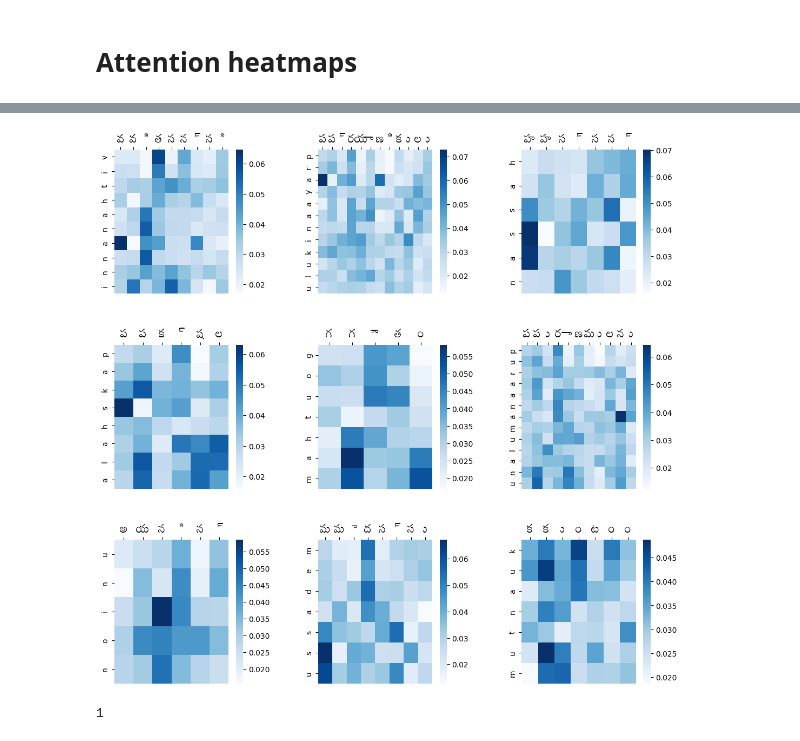
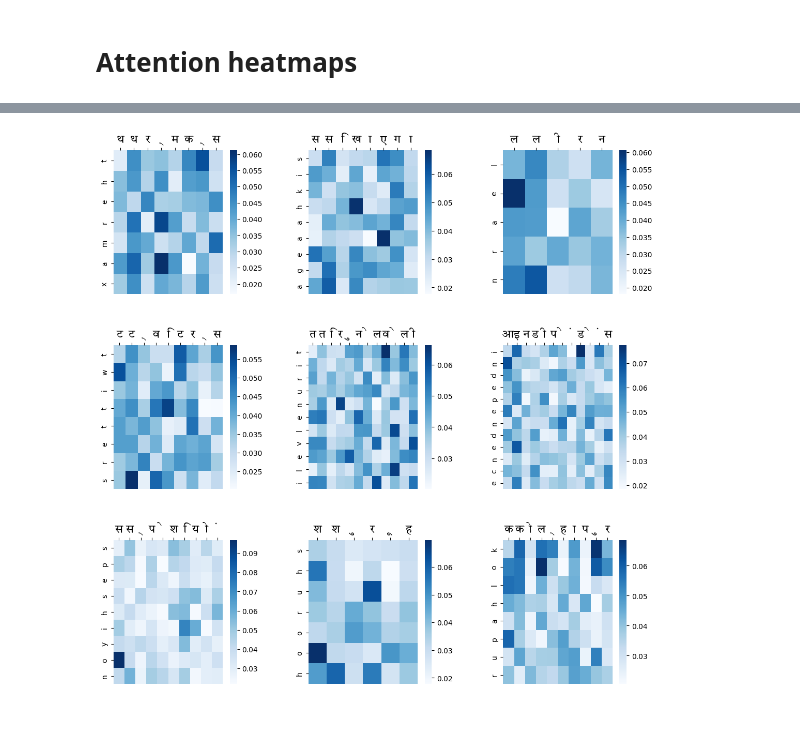
Before and after one commit to saisreeram-p/CS6910-Assignment03, a Jupyter notebook: DL_3.ipynb, the cells around one changed output, grey strips where cells are left out. Cells and saved outputs as stored; diff of their text form; code cells hidden in the pictures.

```diff
--- a/DL_3.ipynb
+++ b/DL_3.ipynb
@@ -116,7 +125,7 @@ val_data_pairs = word_to_vec(val_data)
 test_data_pairs = word_to_vec(test_data)
 
 # Data loaders and Batch size and shuffling
-train_dataloader = DataLoader(train_data_pairs, batch_size=32, shuffle=True)
+train_dataloader = DataLoader(train_data_pairs, batch_size=256, shuffle=True)
 val_dataloader = DataLoader(val_data_pairs, batch_size=32, shuffle=False)
 test_dataloader = DataLoader(test_data_pairs, batch_size=32, shuffle=False)
 # %% [markdown]
@@ -594,7 +603,7 @@ for i in range(0,len(data)):
   # model.eval()
   word =  [2]+[latin_chars.get(char,latin_chars['<UNK>']) for char in data1[i][0]] + [0]*(latin_max_length - len(data1[i][0]))+[3]
   latin_tensor = torch.tensor(word).to(device)
-  latin_tensor = latin_tensor.view(-1,30).to(device)
+  latin_tensor = latin_tensor.view(-1,latin_max_length+2).to(device)
   output = model.forward(latin_tensor,tf=0).to(device)
   lang_word = ""
   output_ = torch.argmax(output,2)
@@ -1100,23 +1102,32 @@ RuntimeError: ignored
 # %% [markdown]
 # Attention heatmaps
 # %%
+# Set the device to CUDA if available, otherwise use CPU
+
 device = torch.device("cuda:0" if torch.cuda.is_available() else "cpu")
 
 data = test_data
 data1= test_data.T
 rows = []
 input_w = []
+
+# Move the model to the specified device
 model = model.to(device)
-for i in range(0,9):
+
+# Preprocess the data for each index from 0 to 9
+for i in range(0,10):
   word =  [2]+[latin_chars.get(char,latin_chars['<UNK>']) for char in data1[i][0]] + [0]*(latin_max_length - len(data1[i][0]))+[3]
   rows.append(word)
   input_w.append(data1[i][0])
+
+# Convert the rows and input_w lists to NumPy arrays
 rows = np.array(rows)
 input_w = np.array(input_w)
 
 rows = torch.tensor(rows).to(device)
-
+# Perform inference using the model
 output,attn_weights = model.forward(rows,tf=0)
+# Find the indices of the maximum values along the last dimension of the output tensor
 output_ = torch.argmax(output,2)
 output = []
 output_ = output_.permute(1,0)
@@ -1127,4 +1138,7 @@ for word in output_:
       lang_word += lang_chars_num[num.item()]
   output.append(lang_word)
 output = np.array(output)
+
+# Permute the attn_weights tensor to have dimensions (batch_size, lang_max_length, latin_max_length)
+
 attn_weights = attn_weights.permute(1,0,2)
@@ -1149,22 +1144,0 @@ Archive:  mandali.zip
-# %%
-
-tel_font = FontProperties(fname = 'mandali/Mandali-Regular.ttf')
-
-
-fig, axes = plt.subplots(3, 3, figsize=(12,12))
-
-fig.tight_layout(pad=5.0)
-fig.subplots_adjust(top=0.90)
-axes = axes.ravel()
-
-for idx in range(9):
-
-    each_score = attn_weights[idx].cpu().detach().numpy()
-    sns.heatmap(each_score[1:len(input_w[idx])+1,:len(output[idx])], ax=axes[idx],cmap='Blues')
-    axes[idx].set_yticklabels(input_w[idx])
-    axes[idx].set_xticklabels(output[idx],fontproperties = tel_font,fontdict={'fontsize':16})
-    axes[idx].xaxis.tick_top()
-
-plt.show()
-# %% [output]
-[figure, removed]
@@ -1173,4 +1145,28 @@ a = [1]
-# %%
-a[0]
-# %% [output]
-1
+# %%
+# Create a figure with a 3x3 grid and set the size to 12x12 inches
+fig, axes = plt.subplots(3, 3, figsize=(12, 12))
+
+# Adjust the spacing between subplots
+fig.tight_layout(pad=5.0)
+
+# Flatten the axes into a 1-dimensional array
+axes = axes.ravel()
+
+# Iterate over each index up to 9
+for i in range(0,9):
+    # Get the attention weights for the corresponding input word
+    attn_weight = attn_weights[i].cpu().detach().numpy()
+    attn_weight = attn_weight[1:len(input_w[i]) + 1,:len(output[i])]
+    # Plot the attention weights as a heatmap on the current axis
+    sns.heatmap(attn_weight, ax=axes[i], cmap='Blues')
+
+    # Set the y-axis tick labels to the input words
+    axes[i].set_yticklabels(input_w[i])
+
+    # Set the x-axis tick labels to the output words
+    axes[i].set_xticklabels(output[i], fontproperties=hindi_font, fontdict={'fontsize': 16})
+
+    # Move the x-axis ticks to the top of the heatmap
+    axes[i].xaxis.tick_top()
+# %% [output]
+[figure, added]
```
Also changed, not shown: parts of 10 cells of this notebook.
